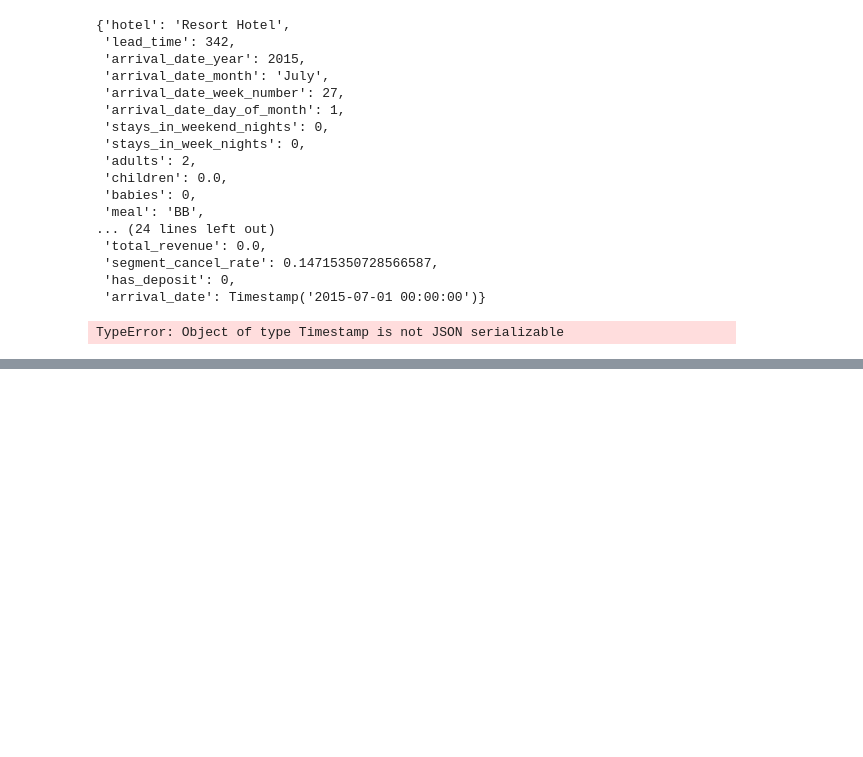
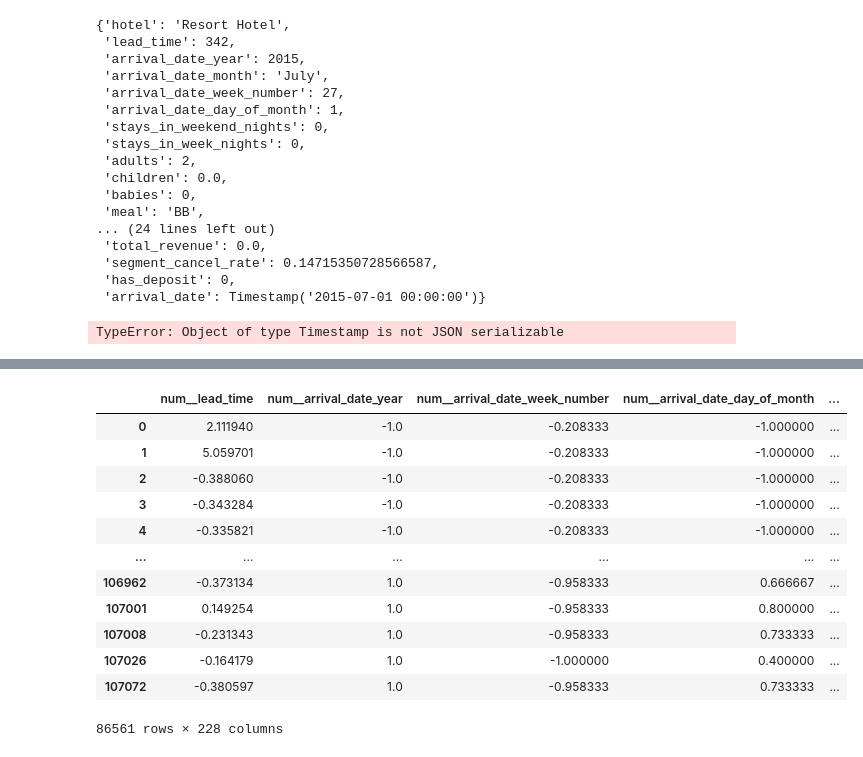
Before and after one commit to bezawitzyb/noshowshield, a Jupyter notebook: notebook/ab_api.ipynb, the cells around one changed output, grey strips where cells are left out. Cells and saved outputs as stored; diff of their text form; code cells hidden in the pictures; blank space fills up the shorter version.

Commit message:
copy of fast.py created split Amelie and Alex

```diff
--- a/notebook/ab_api.ipynb
+++ b/notebook/ab_api.ipynb
@@ -76,3 +76,5 @@ print("API Response:")
 print(response.json())
 # %% [output]
 TypeError: Object of type Timestamp is not JSON serializable
+# %%
+df = load_raw_data()
@@ -78,0 +91,23 @@ TypeError: Object of type Timestamp is not JSON serializable
+# %%
+training_set, test_set = temporal_split(df, "2017-03-01")
+
+X_train, y_train = split_X_y(training_set)
+X_test, y_test = split_X_y(test_set)
+# %%
+X_train_processed, X_test_processed = preprocess_pipeline(X_train, X_test)
+# %%
+X_train_processed
+# %% [output]
+|  | num__lead_time | num__arrival_date_year | num__arrival_date_week_number | num__arrival_date_day_of_month | ... |
+| 0 | 2.111940 | -1.0 | -0.208333 | -1.000000 | ... |
+| 1 | 5.059701 | -1.0 | -0.208333 | -1.000000 | ... |
+| 2 | -0.388060 | -1.0 | -0.208333 | -1.000000 | ... |
+| 3 | -0.343284 | -1.0 | -0.208333 | -1.000000 | ... |
+| 4 | -0.335821 | -1.0 | -0.208333 | -1.000000 | ... |
+| ... | ... | ... | ... | ... | ... |
+| 106962 | -0.373134 | 1.0 | -0.958333 | 0.666667 | ... |
+| 107001 | 0.149254 | 1.0 | -0.958333 | 0.800000 | ... |
+| 107008 | -0.231343 | 1.0 | -0.958333 | 0.733333 | ... |
+| 107026 | -0.164179 | 1.0 | -1.000000 | 0.400000 | ... |
+| 107072 | -0.380597 | 1.0 | -0.958333 | 0.733333 | ... |
+86561 rows × 228 columns
```
Also changed, not shown: parts of 2 cells of this notebook, 1 other file.
